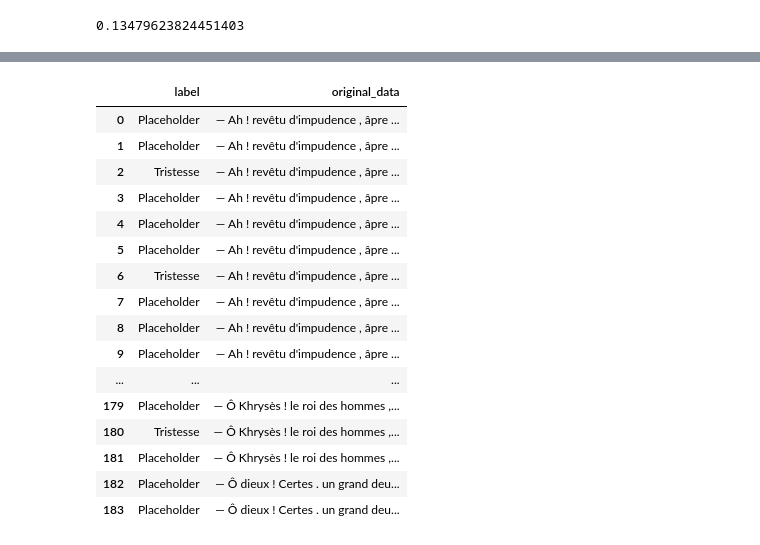
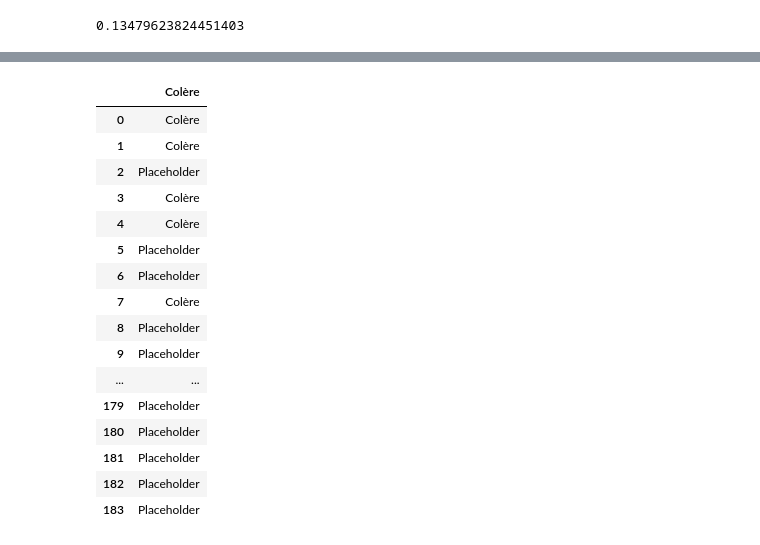
Before and after one commit to dpicca/Homer_Iliad_Dataset, a Jupyter notebook: Dataframes/Data_cleaning.ipynb, the cells around one changed output, grey strips where cells are left out. Drawn from its saved outputs; the diff is of its cells as text; code cells hidden in the pictures.

```diff
--- a/Dataframes/Data_cleaning.ipynb
+++ b/Dataframes/Data_cleaning.ipynb
@@ -285,4 +265,4 @@ chapter1
 | 1 | Colère | Colère | Calme | Calme | ... |
 | 2 | Colère | Plaisir | Calme | Ardeur | ... |
 # %%
-emotions_df = chapter_1[['label', 'original_data']]
+emotions_df = chapter_1[['label']]
@@ -309,23 +291,25 @@ emotions_df
 # %%
-T_df = emotions_df.replace(['Colère','Plaisir','Ardeur', 'Calme', 'Dégoût', 'Peur','Joie'  ],value ="Placeholder")
+colere_df = emotions_df.replace(['Tristesse','Plaisir','Ardeur', 'Calme', 'Dégoût', 'Peur','Joie'  ],value ="Placeholder")
-# %%
-T_df
-# %% [output]
-|  | label | original_data |
-| 0 | Placeholder | — Ah ! revêtu d'impudence , âpre ... |
-| 1 | Placeholder | — Ah ! revêtu d'impudence , âpre ... |
-| 2 | Tristesse | — Ah ! revêtu d'impudence , âpre ... |
-| 3 | Placeholder | — Ah ! revêtu d'impudence , âpre ... |
-| 4 | Placeholder | — Ah ! revêtu d'impudence , âpre ... |
-| 5 | Placeholder | — Ah ! revêtu d'impudence , âpre ... |
-| 6 | Tristesse | — Ah ! revêtu d'impudence , âpre ... |
-| 7 | Placeholder | — Ah ! revêtu d'impudence , âpre ... |
-| 8 | Placeholder | — Ah ! revêtu d'impudence , âpre ... |
-| 9 | Placeholder | — Ah ! revêtu d'impudence , âpre ... |
-| ... | ... | ... |
-| 179 | Placeholder | — Ô Khrysès ! le roi des hommes ,... |
-| 180 | Tristesse | — Ô Khrysès ! le roi des hommes ,... |
-| 181 | Placeholder | — Ô Khrysès ! le roi des hommes ,... |
-| 182 | Placeholder | — Ô dieux ! Certes . un grand deu... |
-| 183 | Placeholder | — Ô dieux ! Certes . un grand deu... |
+# %%
+colere_df.rename(columns = {'label':'Colère',}, inplace = True)
+# %%
+colere_df
+# %% [output]
+|  | Colère |
+| 0 | Colère |
+| 1 | Colère |
+| 2 | Placeholder |
+| 3 | Colère |
+| 4 | Colère |
+| 5 | Placeholder |
+| 6 | Placeholder |
+| 7 | Colère |
+| 8 | Placeholder |
+| 9 | Placeholder |
+| ... | ... |
+| 179 | Placeholder |
+| 180 | Placeholder |
+| 181 | Placeholder |
+| 182 | Placeholder |
+| 183 | Placeholder |
 # %%
```
Also changed, not shown: parts of 16 cells of this notebook.
